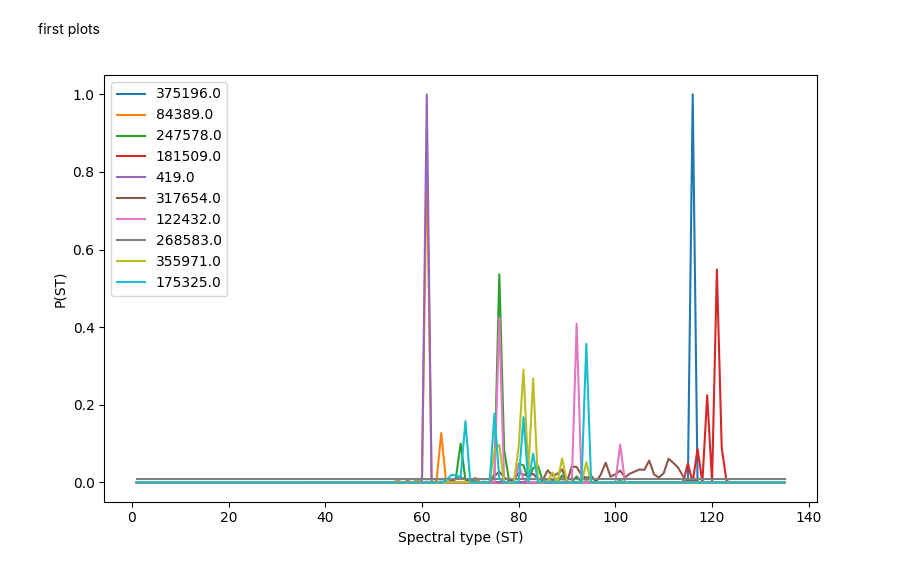
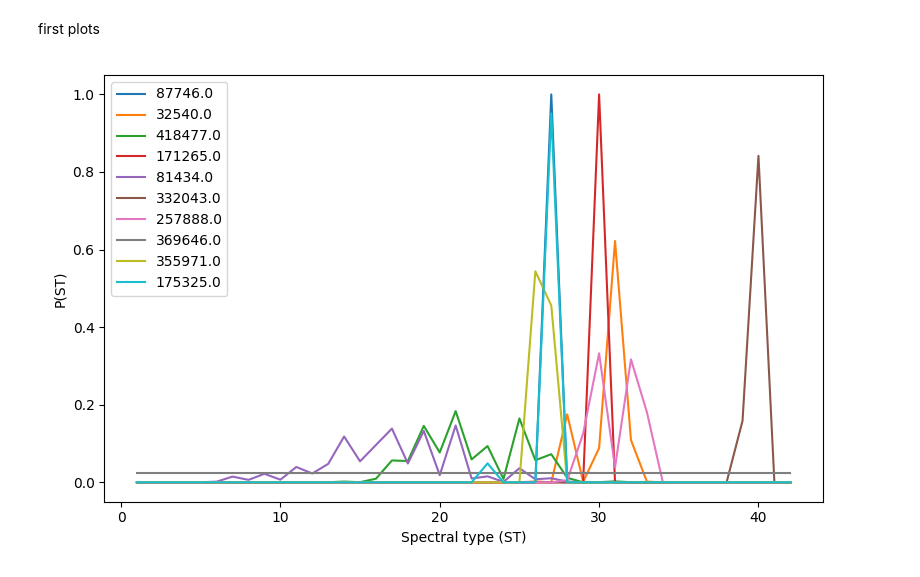
Before and after one commit to lephare-photoz/lephare, a Jupyter notebook: training_stats/notebooks/tests_star_pdf.ipynb, the cells around one changed output. Cells and saved outputs as stored; diff of their text form; code cells hidden in the pictures.

```diff
--- a/training_stats/notebooks/tests_star_pdf.ipynb
+++ b/training_stats/notebooks/tests_star_pdf.ipynb
@@ -15,29 +15,29 @@ from scipy.optimize import curve_fit
 # %%
 # .prob path
 base_dir = os.path.abspath(os.path.join(os.getcwd(), '..'))
-# pdf_path = os.path.join(base_dir, 'simulation_catalogs/DES/DES_STARCAT/WORK_COMPLETE2/zphota/star_pdfs/DESstar_PICKLES_DES_10000_PDFstar.prob')
-pdf_path = os.path.join(base_dir, 'simulation_catalogs/star_gal/PDFs/DC1_PICKLESfull_LSST_10000_PDFstar.prob')
+# pdf_path = os.path.join(base_dir, 'simulation_catalogs/DES/DES_STARCAT/WORK_COMPLETE2/zphota/star_pdfs/DESstar_PICKLESfull_DES_10000_PDFstar.prob')
+pdf_path = os.path.join(base_dir, 'simulation_catalogs/star_gal/PDFs/DC1_PICKLES_LSST_10000_PDFstar.prob')
 
 pdf_file = np.loadtxt(pdf_path)
 # %% [markdown]
 first plots
 # %%
-rows=np.linspace(5,9900,10, dtype='int')
+rows=np.linspace(1,9900,10, dtype='int')
 pdz_rows = [pdf_file[row][1:] for row in rows]
 
 # Plot
 plt.figure(figsize=(8, 5))
 
 for (row,i) in zip(pdz_rows,rows):
     x=np.linspace(1,len(row),len(row))
     plt.plot(x,row, label=f'{pdf_file[i][0]}')
 
 # plt.title(f'PDF_star for IDENT={pdf_file[row][0]}')
 plt.xlabel('Spectral type (ST)')
 plt.ylabel('P(ST)')
 plt.legend()
 
 plt.tight_layout()
 plt.show()
 # %% [output]
-[figure, old version]
+[figure, new version]
```
Also changed, not shown: 2 other files.
